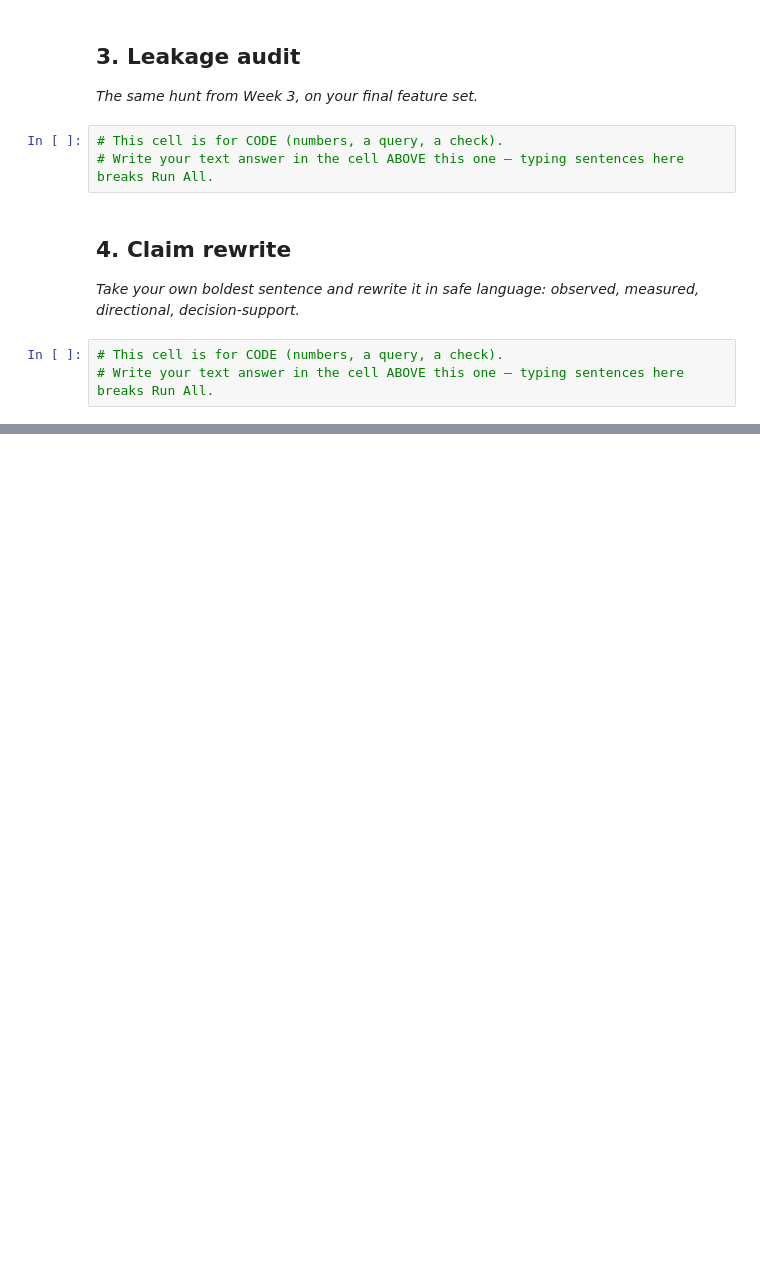
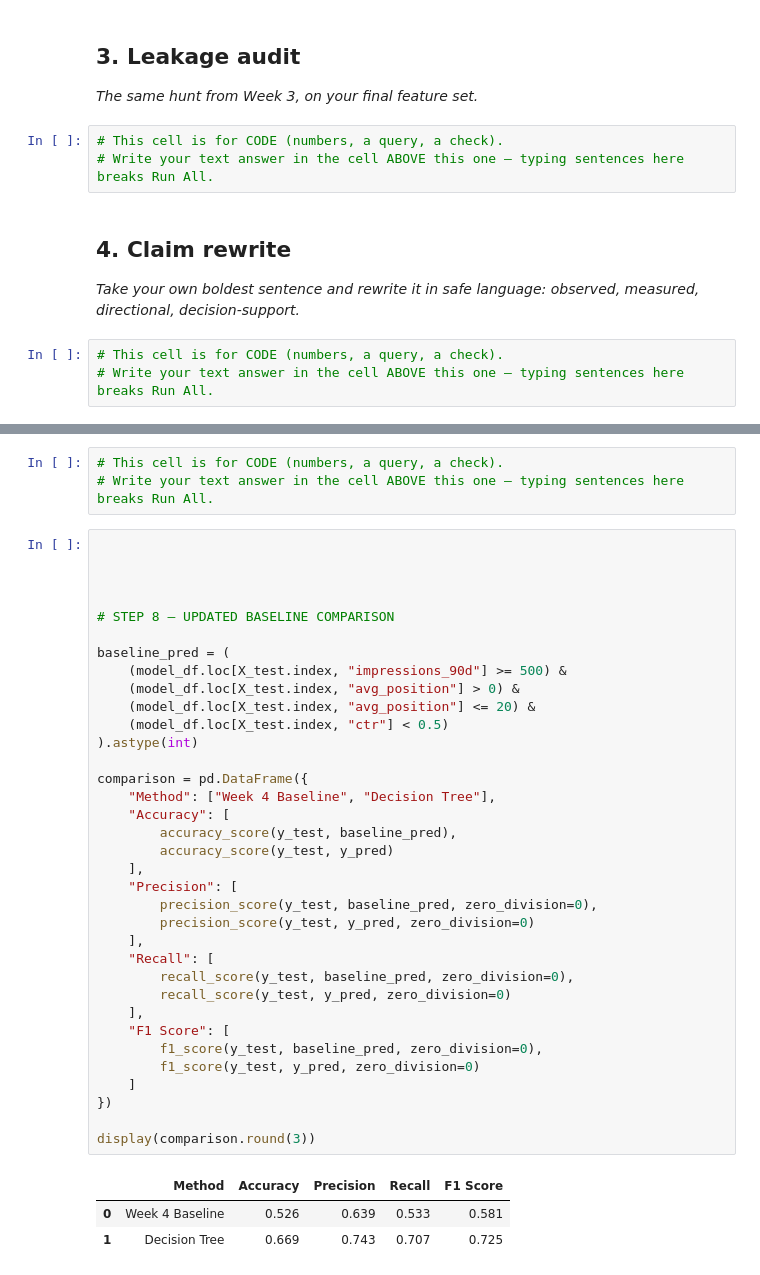
Before and after one commit to Ruchi74/flyrank-ml-internship, a Jupyter notebook: work/notebooks/w06_validation_audit.ipynb, the cells around one changed output, grey strips where cells are left out. Drawn from its saved outputs; the diff is of its cells as text; blank space fills up the shorter version.

Commit message:
Complete Week 6 validation audit

```diff
--- a/work/notebooks/w06_validation_audit.ipynb
+++ b/work/notebooks/w06_validation_audit.ipynb
@@ -46,0 +324,42 @@ Before you submit, confirm each line honestly:
+# %%
+# This cell is for CODE (numbers, a query, a check).
+# Write your text answer in the cell ABOVE this one — typing sentences here breaks Run All.
+# %%
+
+
+
+
+# STEP 8 — UPDATED BASELINE COMPARISON
+
+baseline_pred = (
+    (model_df.loc[X_test.index, "impressions_90d"] >= 500) &
+    (model_df.loc[X_test.index, "avg_position"] > 0) &
+    (model_df.loc[X_test.index, "avg_position"] <= 20) &
+    (model_df.loc[X_test.index, "ctr"] < 0.5)
+).astype(int)
+
+comparison = pd.DataFrame({
+    "Method": ["Week 4 Baseline", "Decision Tree"],
+    "Accuracy": [
+        accuracy_score(y_test, baseline_pred),
+        accuracy_score(y_test, y_pred)
+    ],
+    "Precision": [
+        precision_score(y_test, baseline_pred, zero_division=0),
+        precision_score(y_test, y_pred, zero_division=0)
+    ],
+    "Recall": [
+        recall_score(y_test, baseline_pred, zero_division=0),
+        recall_score(y_test, y_pred, zero_division=0)
+    ],
+    "F1 Score": [
+        f1_score(y_test, baseline_pred, zero_division=0),
+        f1_score(y_test, y_pred, zero_division=0)
+    ]
+})
+
+display(comparison.round(3))
+# %% [output]
+|  | Method | Accuracy | Precision | Recall | F1 Score |
+| 0 | Week 4 Baseline | 0.526 | 0.639 | 0.533 | 0.581 |
+| 1 | Decision Tree | 0.669 | 0.743 | 0.707 | 0.725 |
```
Also changed, not shown: parts of 21 cells of this notebook.
